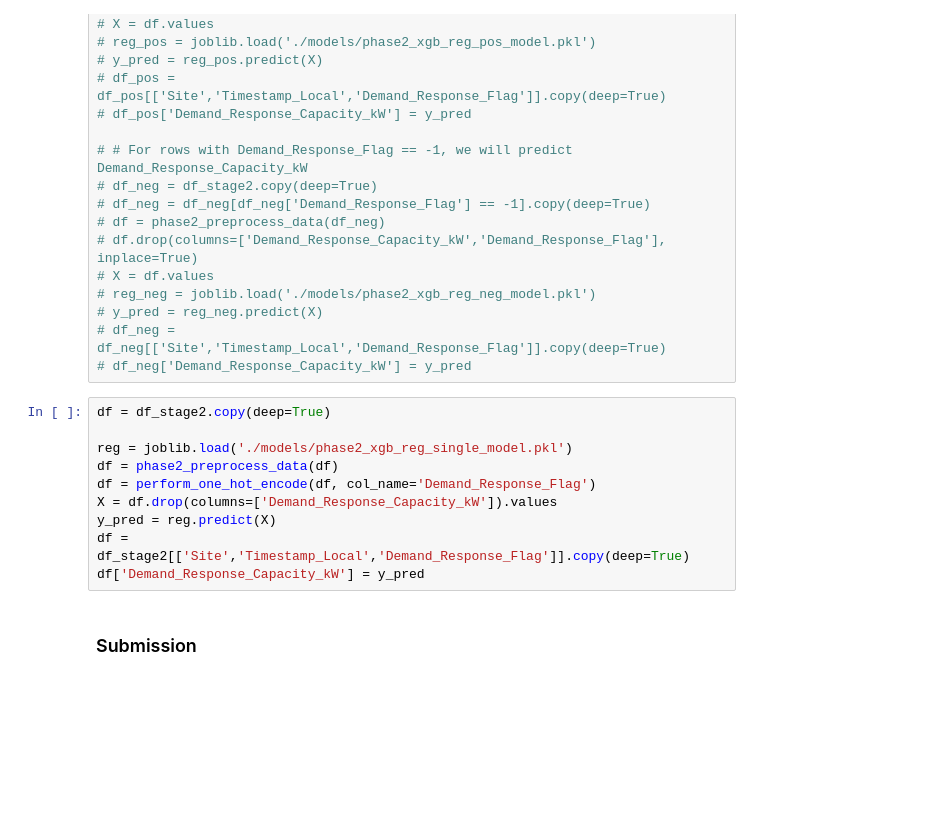
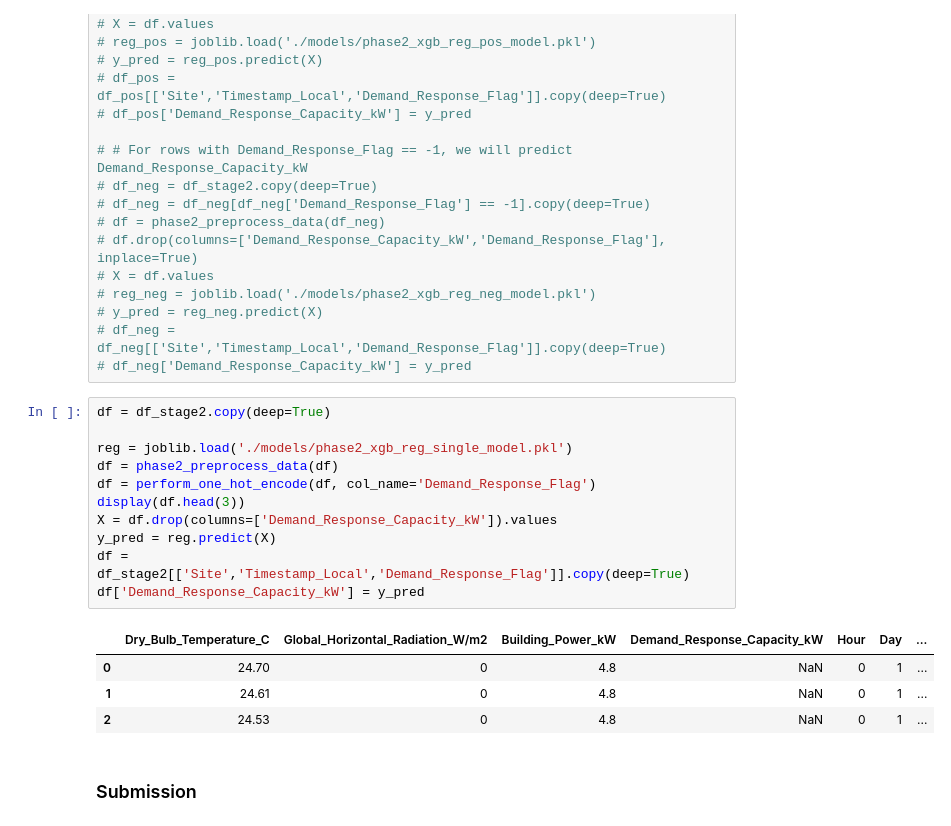
Before and after one commit to truongbnguyen88/nrg_hackathon_sept2025, a Jupyter notebook: predict_method3.ipynb, the cells around one changed output. Drawn from its saved outputs; the diff is of its cells as text; blank space fills up the shorter version.

```diff
--- a/predict_method3.ipynb
+++ b/predict_method3.ipynb
@@ -148,13 +148,19 @@ df_stage2.reset_index(drop=True, inplace=True)
 # %%
 df = df_stage2.copy(deep=True)
 
 reg = joblib.load('./models/phase2_xgb_reg_single_model.pkl')
 df = phase2_preprocess_data(df)
 df = perform_one_hot_encode(df, col_name='Demand_Response_Flag')
+display(df.head(3))
 X = df.drop(columns=['Demand_Response_Capacity_kW']).values
 y_pred = reg.predict(X)
 df = df_stage2[['Site','Timestamp_Local','Demand_Response_Flag']].copy(deep=True)
 df['Demand_Response_Capacity_kW'] = y_pred
+# %% [output]
+|  | Dry_Bulb_Temperature_C | Global_Horizontal_Radiation_W/m2 | Building_Power_kW | Demand_Response_Capacity_kW | Hour | Day | ... |
+| 0 | 24.70 | 0 | 4.8 | NaN | 0 | 1 | ... |
+| 1 | 24.61 | 0 | 4.8 | NaN | 0 | 1 | ... |
+| 2 | 24.53 | 0 | 4.8 | NaN | 0 | 1 | ... |
 # %% [markdown]
 ### Submission
 # %%
```
Also changed, not shown: parts of 3 cells of this notebook, 2 other files.
